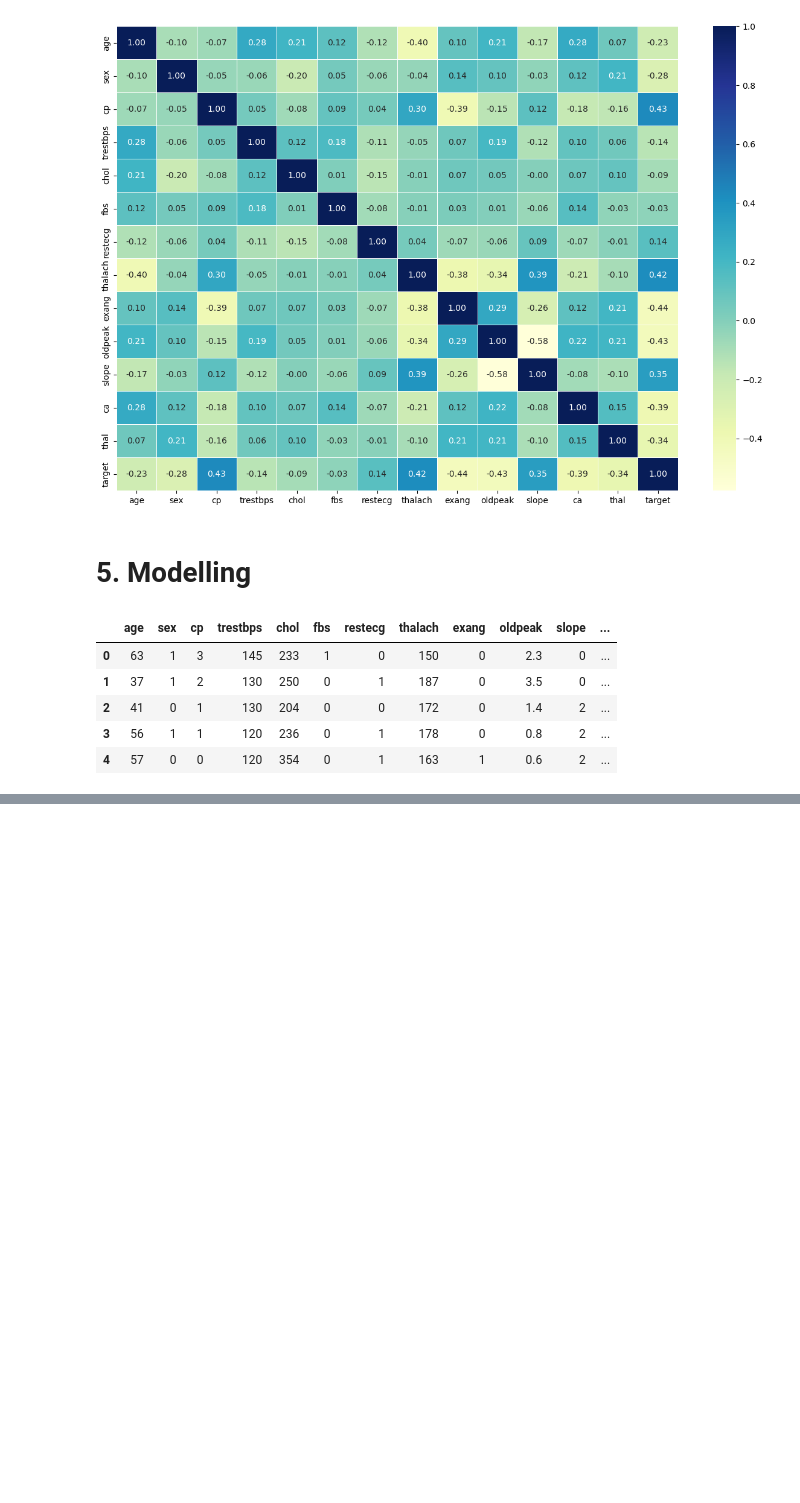
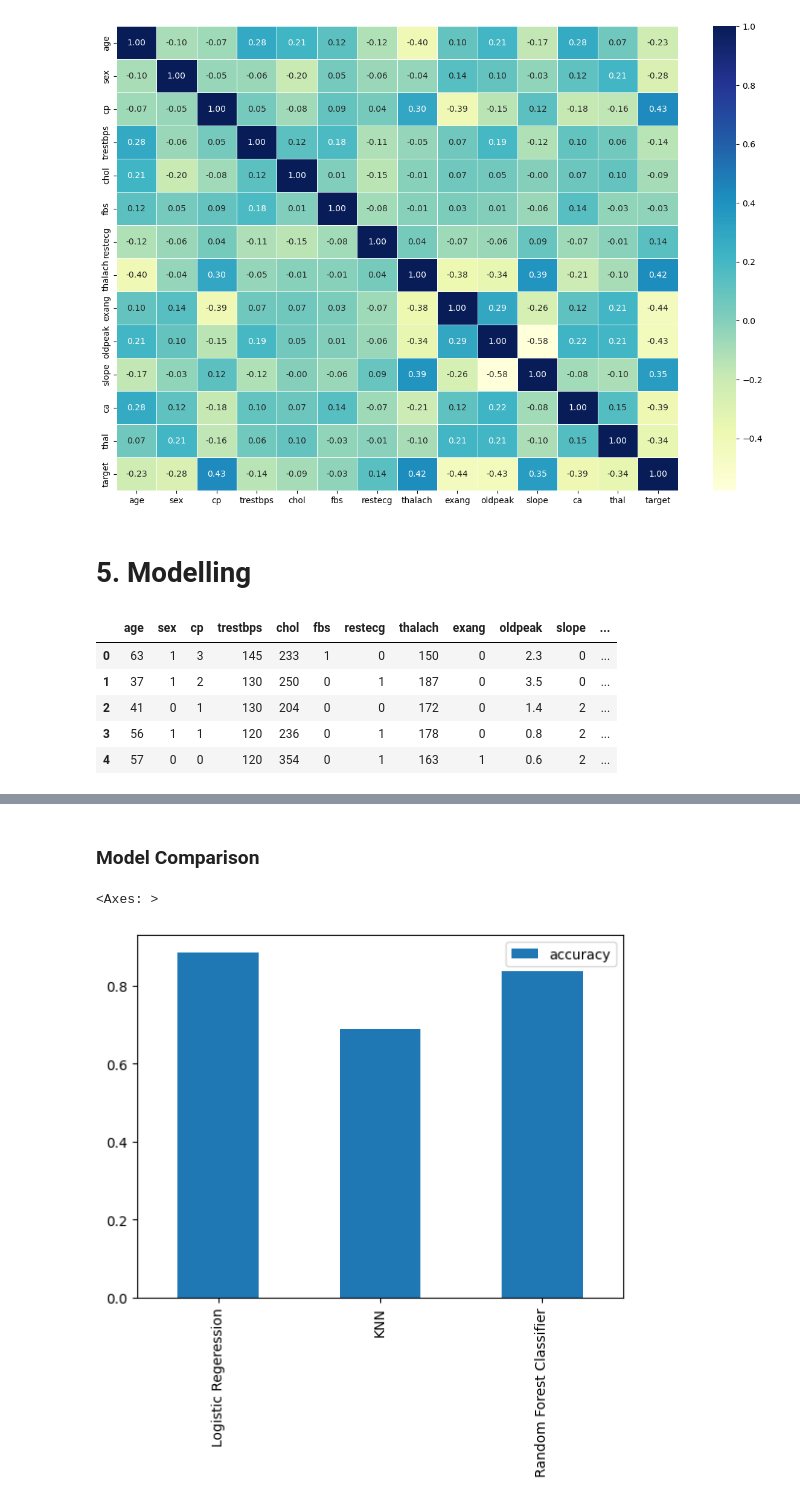
Before and after one commit to Ahmad-Reza/heart-disease-classification, a Jupyter notebook: heart-disease-classification.ipynb, the cells around one changed output, grey strips where cells are left out. Cells and saved outputs as stored; diff of their text form; code cells hidden in the pictures; blank space fills up the shorter version.

Commit message:
create the machine learning model.

```diff
--- a/heart-disease-classification.ipynb
+++ b/heart-disease-classification.ipynb
@@ -357,0 +444,39 @@ df.head()
+# %%
+# Put models in a dictionary
+models = {"Logistic Regeression": LogisticRegression(),
+         "KNN": KNeighborsClassifier(),
+         "Random Forest Classifier": RandomForestClassifier()}
+
+# Create a function to fit and score models
+def fit_and_score(models, X_train, X_test, y_train, y_test):
+    """
+    Fits and evaluate give machine learning models
+    models - a dict of different scikit-learn machine learning model
+    X_train - training data (no label)
+    X_test - test data (no label)
+    y_train - training labels
+    y_test - test labels
+    """
+    # Set random seed
+    np.random.seed(42)
+
+    # Make a dict to keep model scores
+    model_scores = {}
+
+    # Loop through models
+    for name, model in models.items():
+        # Fit the model to the data
+        model.fit(X_train, y_train)
+
+        # Evaluate the model and append its score to model_scores
+        model_scores[name] = model.score(X_test, y_test)
+    return model_scores
+# %%
+# model_scores = fit_and_score(models, X_train, X_test, y_train, y_test)
+model_scores = fit_and_score(models = models,
+                             X_train = X_train,
+                             X_test = X_test,
+                             y_train = y_train,
+                             y_test = y_test)
+
+model_scores
@@ -357,0 +494,8 @@ df.head()
+# %% [markdown]
+### Model Comparison
+# %%
+model_compare = pd.DataFrame(model_scores, index=["accuracy"])
+model_compare.T.plot.bar()
+# %% [output]
+<Axes: >
+[figure, added]
```
Also changed, not shown: parts of 34 cells of this notebook.
